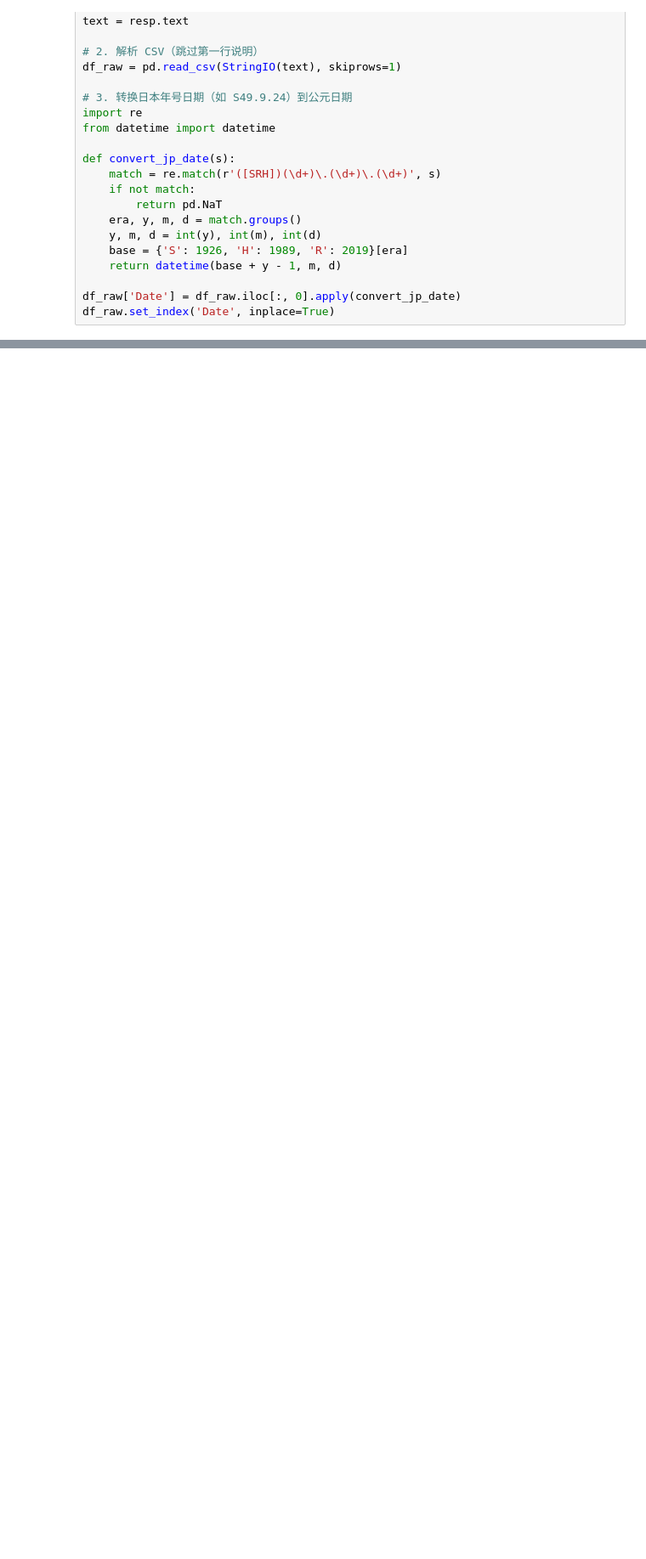
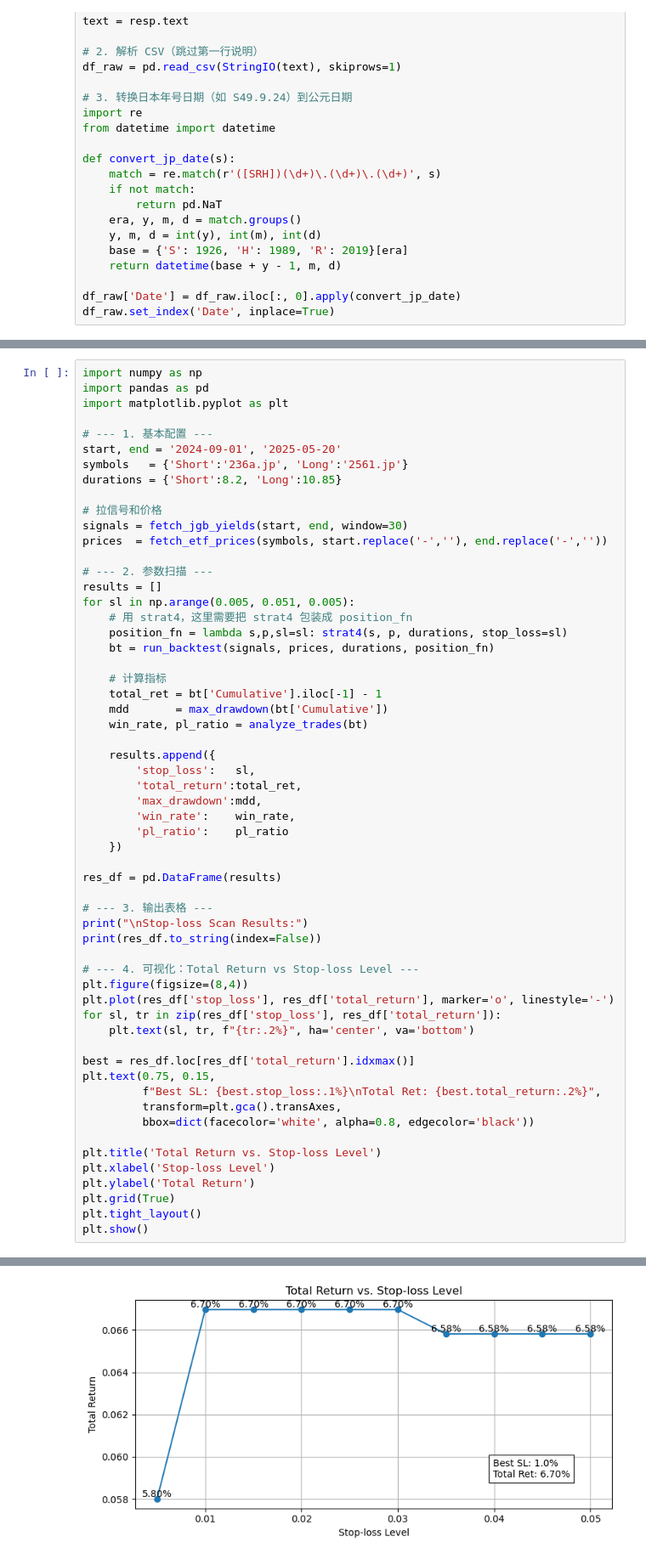
Before and after one commit to tenofovir/stock_analysis_tool, a Jupyter notebook: Quant.ipynb, the cells around one changed output, grey strips where cells are left out. Shown at 85% size. Drawn from its saved outputs; the diff is of its cells as text; blank space fills up the shorter version.

```diff
--- a/Quant.ipynb
+++ b/Quant.ipynb
@@ -850,0 +1098,59 @@ print(f"Annualized Return: {annual:.2%}")
+# %%
+import numpy as np
+import pandas as pd
+import matplotlib.pyplot as plt
+
+# --- 1. 基本配置 ---
+start, end = '2024-09-01', '2025-05-20'
+symbols   = {'Short':'236a.jp', 'Long':'2561.jp'}
+durations = {'Short':8.2, 'Long':10.85}
+
+# 拉信号和价格
+signals = fetch_jgb_yields(start, end, window=30)
+prices  = fetch_etf_prices(symbols, start.replace('-',''), end.replace('-',''))
+
+# --- 2. 参数扫描 ---
+results = []
+for sl in np.arange(0.005, 0.051, 0.005):
+    # 用 strat4，这里需要把 strat4 包装成 position_fn
+    position_fn = lambda s,p,sl=sl: strat4(s, p, durations, stop_loss=sl)
+    bt = run_backtest(signals, prices, durations, position_fn)
+
+    # 计算指标
+    total_ret = bt['Cumulative'].iloc[-1] - 1
+    mdd       = max_drawdown(bt['Cumulative'])
+    win_rate, pl_ratio = analyze_trades(bt)
+
+    results.append({
+        'stop_loss':   sl,
+        'total_return':total_ret,
+        'max_drawdown':mdd,
+        'win_rate':    win_rate,
+        'pl_ratio':    pl_ratio
+    })
+
+res_df = pd.DataFrame(results)
+
+# --- 3. 输出表格 ---
+print("\nStop-loss Scan Results:")
+print(res_df.to_string(index=False))
+
+# --- 4. 可视化：Total Return vs Stop-loss Level ---
+plt.figure(figsize=(8,4))
+plt.plot(res_df['stop_loss'], res_df['total_return'], marker='o', linestyle='-')
+for sl, tr in zip(res_df['stop_loss'], res_df['total_return']):
+    plt.text(sl, tr, f"{tr:.2%}", ha='center', va='bottom')
+
+best = res_df.loc[res_df['total_return'].idxmax()]
+plt.text(0.75, 0.15,
+         f"Best SL: {best.stop_loss:.1%}\nTotal Ret: {best.total_return:.2%}",
+         transform=plt.gca().transAxes,
+         bbox=dict(facecolor='white', alpha=0.8, edgecolor='black'))
+
+plt.title('Total Return vs. Stop-loss Level')
+plt.xlabel('Stop-loss Level')
+plt.ylabel('Total Return')
+plt.grid(True)
+plt.tight_layout()
+plt.show()
+# %% [output]
@@ -850,0 +1169 @@ print(f"Annualized Return: {annual:.2%}")
+[figure, added]
```
Also changed, not shown: parts of 7 cells of this notebook.
